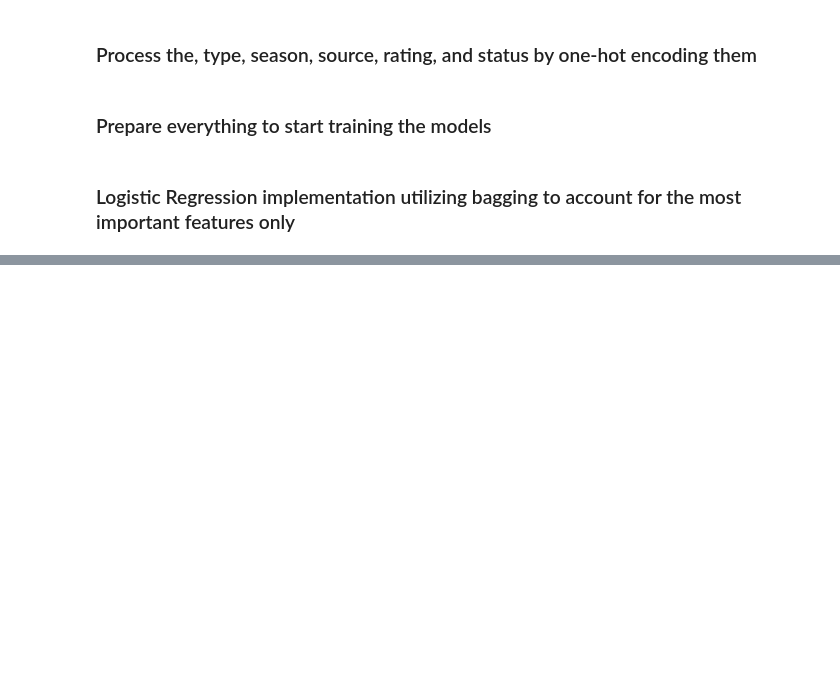
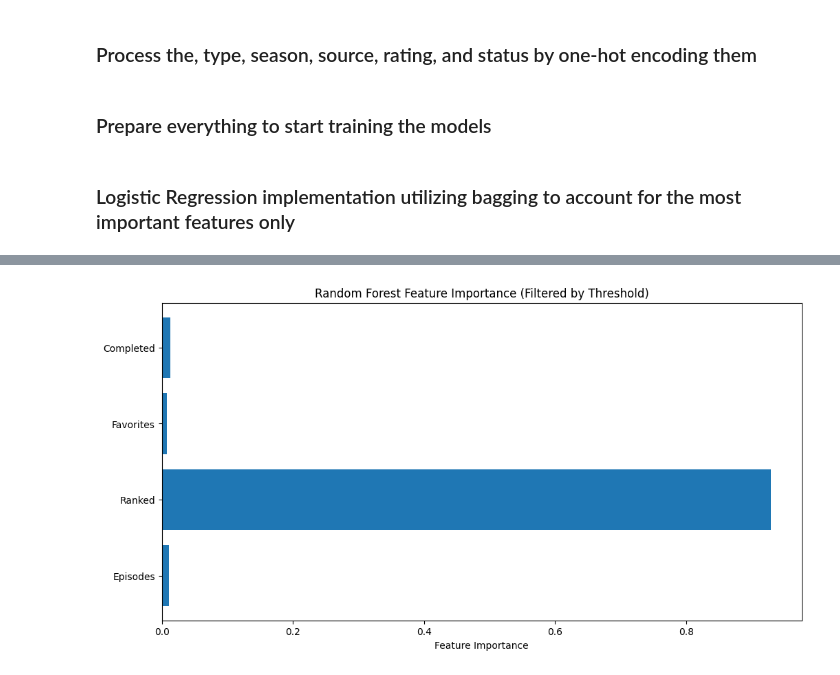
Before and after one commit to GiuliannaNevarezYee/CS-4361-Project-GGZ, a Jupyter notebook: Machine Learn/Project.ipynb, the cells around one changed output, grey strips where cells are left out. Cells and saved outputs as stored; diff of their text form; code cells hidden in the pictures; blank space fills up the shorter version.

```diff
--- a/Machine Learn/Project.ipynb
+++ b/Machine Learn/Project.ipynb
@@ -285,0 +331,24 @@ RMSE: 0.53
+# %%
+# --- Extract feature importance from the trained Random Forest model ---
+rf_feature_importance = rf_model.feature_importances_
+
+# --- Set a threshold for feature importance (e.g., keep features with importance > 0.01) ---
+importance_threshold = 0.005
+
+# --- Get the important features (boolean mask for importance > threshold) ---
+important_rf_features = rf_feature_importance > importance_threshold
+
+# --- Get the names of the important features ---
+X_important_rf = X.columns[important_rf_features]
+
+# --- Get the importance values of the important features ---
+importance_values = rf_feature_importance[important_rf_features]
+
+# --- Plot the feature importance for the important features ---
+plt.figure(figsize=(12, 6))
+plt.barh(X_important_rf, importance_values)
+plt.xlabel('Feature Importance')
+plt.title('Random Forest Feature Importance (Filtered by Threshold)')
+plt.show()
+# %% [output]
+[figure, added]
```
Also changed, not shown: parts of 6 cells of this notebook.
